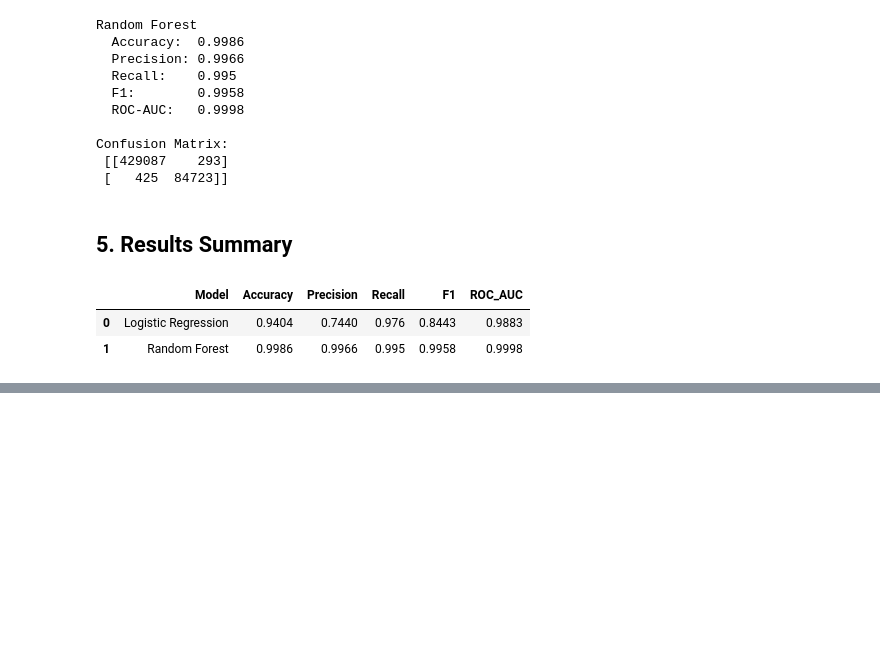
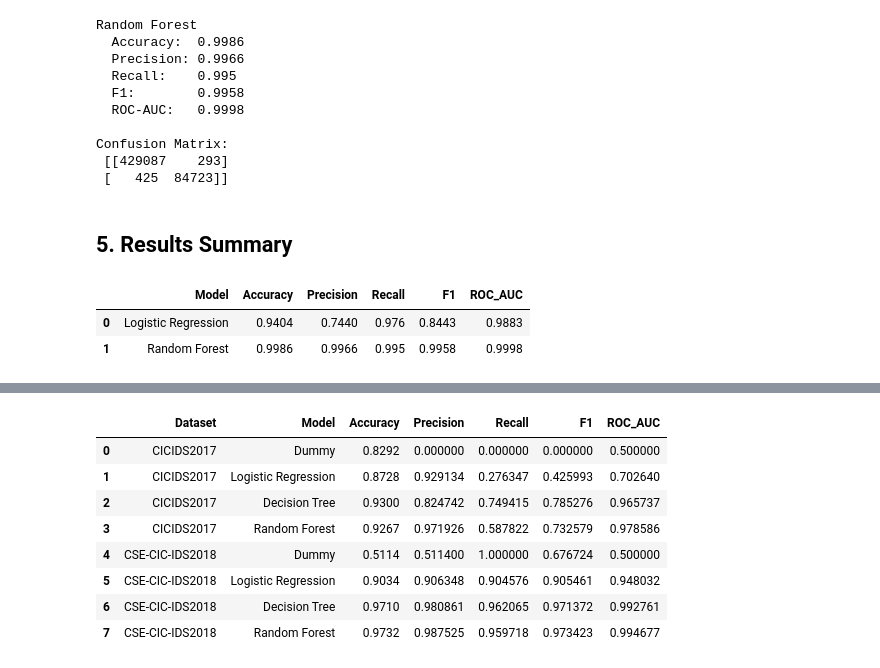
Before and after one commit to YP1545/IDS_project, a Jupyter notebook: notebooks/binary_multi_file_experiments.ipynb, the cells around one changed output, grey strips where cells are left out. Saved outputs shown, nothing was run; the diff lists cells and outputs as text; code cells hidden in the pictures; blank space fills up the shorter version.

```diff
--- a/notebooks/binary_multi_file_experiments.ipynb
+++ b/notebooks/binary_multi_file_experiments.ipynb
@@ -166,0 +326,96 @@ pd.DataFrame([
+# %%
+models = {
+    "Dummy": DummyClassifier(strategy="most_frequent"),
+    "Logistic Regression": Pipeline([
+        ("imputer", SimpleImputer(strategy="median")),
+        ("scaler", StandardScaler()),
+        ("model", LogisticRegression(max_iter=500))
+    ]),
+    "Decision Tree": Pipeline([
+        ("imputer", SimpleImputer(strategy="median")),
+        ("model", DecisionTreeClassifier(max_depth=8, random_state=42))
+    ]),
+    "Random Forest": Pipeline([
+        ("imputer", SimpleImputer(strategy="median")),
+        ("model", RandomForestClassifier(n_estimators=25, max_depth=8, random_state=42))
+    ])
+}
+
+
+def get_safe_auc(model, X_test, y_test):
+    try:
+        if not hasattr(model, "predict_proba"):
+            return np.nan
+
+        probs_all = model.predict_proba(X_test)
+
+        # If the model only learned one class, AUC cannot be calculated normally
+        if probs_all.shape[1] < 2:
+            return np.nan
+
+        # Get probability for class 1 = Attack
+        if hasattr(model, "classes_"):
+            classes = list(model.classes_)
+            if 1 in classes:
+                attack_index = classes.index(1)
+                probs = probs_all[:, attack_index]
+            else:
+                return np.nan
+        else:
+            probs = probs_all[:, 1]
+
+        # AUC needs both classes in y_test
+        if len(set(y_test)) < 2:
+            return np.nan
+
+        return roc_auc_score(y_test, probs)
+
+    except Exception:
+        return np.nan
+
+
+def run_model_set(X, y, dataset_name):
+    results = []
+
+    X_train, X_test, y_train, y_test = train_test_split(
+        X,
+        y,
+        test_size=0.25,
+        random_state=42,
+        stratify=y
+    )
+
+    for name, model in models.items():
+        model.fit(X_train, y_train)
+        preds = model.predict(X_test)
+
+        auc = get_safe_auc(model, X_test, y_test)
+
+        results.append({
+            "Dataset": dataset_name,
+            "Model": name,
+            "Accuracy": accuracy_score(y_test, preds),
+            "Precision": precision_score(y_test, preds, zero_division=0),
+            "Recall": recall_score(y_test, preds, zero_division=0),
+            "F1": f1_score(y_test, preds, zero_division=0),
+            "ROC_AUC": auc
+        })
+
+    return pd.DataFrame(results)
+
+
+results_2017 = run_model_set(X17, y17, "CICIDS2017")
+results_2018 = run_model_set(X18, y18, "CSE-CIC-IDS2018")
+
+comparison_results = pd.concat([results_2017, results_2018], ignore_index=True)
+comparison_results
+# %% [output]
+|  | Dataset | Model | Accuracy | Precision | Recall | F1 | ROC_AUC |
+| 0 | CICIDS2017 | Dummy | 0.8292 | 0.000000 | 0.000000 | 0.000000 | 0.500000 |
+| 1 | CICIDS2017 | Logistic Regression | 0.8728 | 0.929134 | 0.276347 | 0.425993 | 0.702640 |
+| 2 | CICIDS2017 | Decision Tree | 0.9300 | 0.824742 | 0.749415 | 0.785276 | 0.965737 |
+| 3 | CICIDS2017 | Random Forest | 0.9267 | 0.971926 | 0.587822 | 0.732579 | 0.978586 |
+| 4 | CSE-CIC-IDS2018 | Dummy | 0.5114 | 0.511400 | 1.000000 | 0.676724 | 0.500000 |
+| 5 | CSE-CIC-IDS2018 | Logistic Regression | 0.9034 | 0.906348 | 0.904576 | 0.905461 | 0.948032 |
+| 6 | CSE-CIC-IDS2018 | Decision Tree | 0.9710 | 0.980861 | 0.962065 | 0.971372 | 0.992761 |
+| 7 | CSE-CIC-IDS2018 | Random Forest | 0.9732 | 0.987525 | 0.959718 | 0.973423 | 0.994677 |
```
Also changed, not shown: parts of 8 cells of this notebook, 5 other files.
